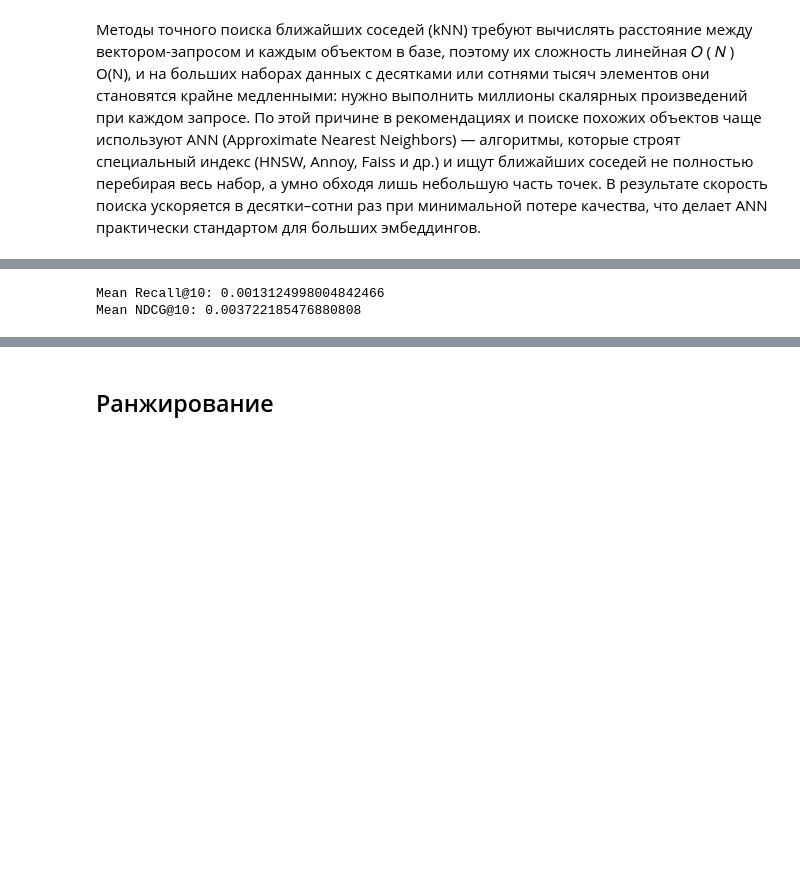
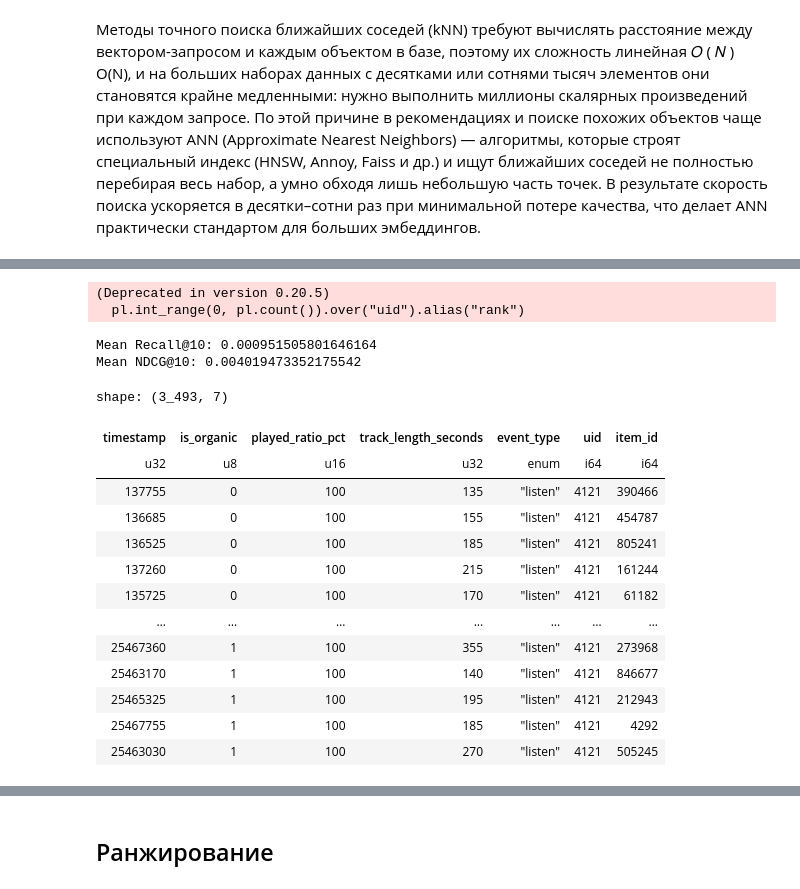
Before and after one commit to Nastasy822/music-recommendation-experiments, a Jupyter notebook: pipline.ipynb, the cells around one changed output, grey strips where cells are left out. Drawn from its saved outputs; the diff is of its cells as text; code cells hidden in the pictures; blank space fills up the shorter version.

```diff
--- a/pipline.ipynb
+++ b/pipline.ipynb
@@ -306,2 +808,14 @@ added up to offset=850000, total indexed=355573
+# %%
+# tmp_df = pl.scan_parquet("data/train_encoded_lf.parquet")
+train_df_conf_last_10days = build_train_last_n_by_listen_count(train_df, 20, 1)
+
+# (
+#     train_df_conf_last_10days
+#     .collect()  # выполняем план, получаем обычный DataFrame
+#     .write_parquet("data/work/train_df_conf_last_10days.parquet")
+# )
+# %% [output]
+(Deprecated in version 0.20.5)
+  pl.int_range(0, pl.count()).over("uid").alias("rank")
 # %%
 model = CBF_by_embeding()
@@ -309,5 +823,6 @@ model.fit(content_based_train, index, all_item_ids)
 # %%
-evaluate_model(model, train_df, test_df)
+model.N = 200
+evaluate_model(model, users_history, test_df)
 # %% [output]
-Mean Recall@10: 0.0013124998004842466
-Mean NDCG@10: 0.003722185476880808
+Mean Recall@10: 0.000951505801646164
+Mean NDCG@10: 0.004019473352175542
@@ -313,0 +831,25 @@ Mean NDCG@10: 0.003722185476880808
+# %%
+
+# pl.scan_parquet("data/work/train_encoded_lf.parquet").filter(pl.col("uid") == 4121).filter(pl.col("item_id") == 876044).collect()  #28556
+
+pl.scan_parquet("data/work/train_encoded_lf.parquet").filter(pl.col("uid") == 4121).filter(pl.col("event_type") == "listen").filter(pl.col("played_ratio_pct") > 90).collect()  #28556
+
+
+# 4121 0.0 {789892, 754436, 119945, 124426, 689549, 374805, 603288, 587807, 307376, 165563, 870462, 575040, 918977, 268868, 455368, 662218, 833867, 452429, 128613, 185450, 879343, 748278}
+
+# [876044.0] [0.43005356192588806]
+# %% [output]
+shape: (3_493, 7)
+| timestamp | is_organic | played_ratio_pct | track_length_seconds | event_type | uid | item_id |
+| u32 | u8 | u16 | u32 | enum | i64 | i64 |
+| 137755 | 0 | 100 | 135 | "listen" | 4121 | 390466 |
+| 136685 | 0 | 100 | 155 | "listen" | 4121 | 454787 |
+| 136525 | 0 | 100 | 185 | "listen" | 4121 | 805241 |
+| 137260 | 0 | 100 | 215 | "listen" | 4121 | 161244 |
+| 135725 | 0 | 100 | 170 | "listen" | 4121 | 61182 |
+| … | … | … | … | … | … | … |
+| 25467360 | 1 | 100 | 355 | "listen" | 4121 | 273968 |
+| 25463170 | 1 | 100 | 140 | "listen" | 4121 | 846677 |
+| 25465325 | 1 | 100 | 195 | "listen" | 4121 | 212943 |
+| 25467755 | 1 | 100 | 185 | "listen" | 4121 | 4292 |
+| 25463030 | 1 | 100 | 270 | "listen" | 4121 | 505245 |
```
Also changed, not shown: parts of 83 cells of this notebook, 19 other files.
